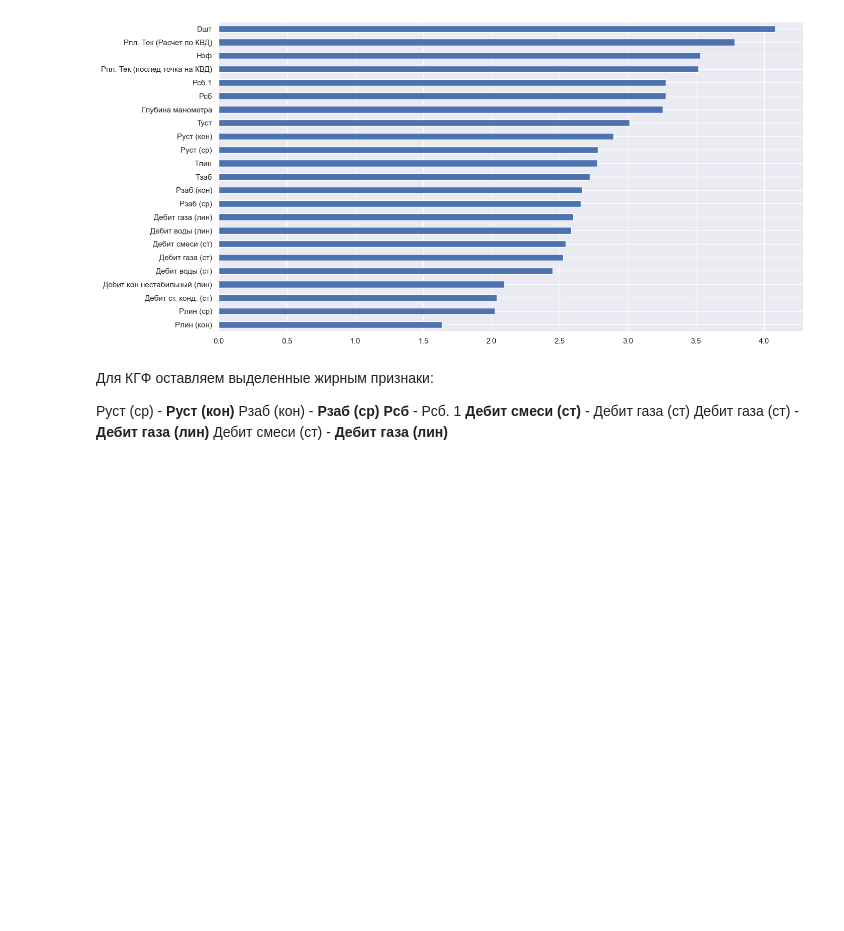
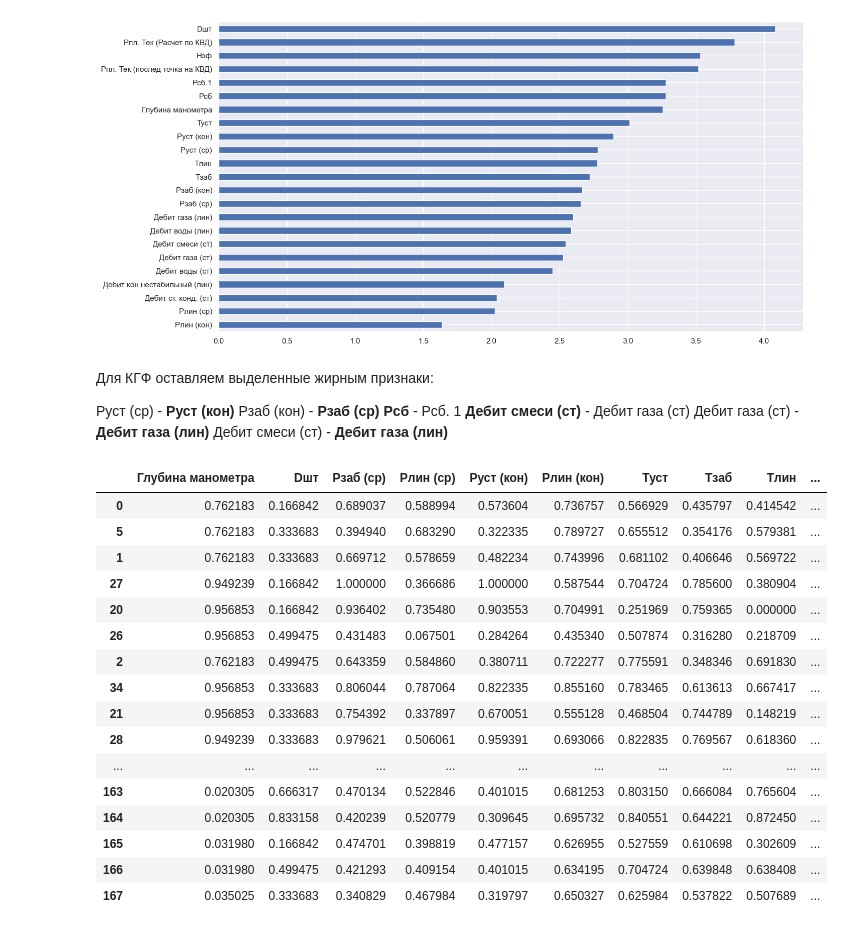
Before and after one commit to mentalMint/neural-networks, a Jupyter notebook: Lab 1/1. Lab 1. Dataset_info.ipynb, the cells around one changed output. Saved outputs shown, nothing was run; the diff lists cells and outputs as text; code cells hidden in the pictures; blank space fills up the shorter version.

```diff
--- a/Lab 1/1. Lab 1. Dataset_info.ipynb
+++ b/Lab 1/1. Lab 1. Dataset_info.ipynb
@@ -341,3 +334,24 @@ f.write(str(df_not_norm['КГФ'].max()) + '\n')
 f.close()
 # %%
 df = (df - df.min()) / (df.max() - df.min())
+# %%
+df = df.sort_values(by='G_total')
+display(df)
+# %% [output]
+|  | Глубина манометра | Dшт | Рзаб (ср) | Pлин (ср) | Руст (кон) | Рлин (кон) | Туст | Тзаб | Tлин | ... |
+| 0 | 0.762183 | 0.166842 | 0.689037 | 0.588994 | 0.573604 | 0.736757 | 0.566929 | 0.435797 | 0.414542 | ... |
+| 5 | 0.762183 | 0.333683 | 0.394940 | 0.683290 | 0.322335 | 0.789727 | 0.655512 | 0.354176 | 0.579381 | ... |
+| 1 | 0.762183 | 0.333683 | 0.669712 | 0.578659 | 0.482234 | 0.743996 | 0.681102 | 0.406646 | 0.569722 | ... |
+| 27 | 0.949239 | 0.166842 | 1.000000 | 0.366686 | 1.000000 | 0.587544 | 0.704724 | 0.785600 | 0.380904 | ... |
+| 20 | 0.956853 | 0.166842 | 0.936402 | 0.735480 | 0.903553 | 0.704991 | 0.251969 | 0.759365 | 0.000000 | ... |
+| 26 | 0.956853 | 0.499475 | 0.431483 | 0.067501 | 0.284264 | 0.435340 | 0.507874 | 0.316280 | 0.218709 | ... |
+| 2 | 0.762183 | 0.499475 | 0.643359 | 0.584860 | 0.380711 | 0.722277 | 0.775591 | 0.348346 | 0.691830 | ... |
+| 34 | 0.956853 | 0.333683 | 0.806044 | 0.787064 | 0.822335 | 0.855160 | 0.783465 | 0.613613 | 0.667417 | ... |
+| 21 | 0.956853 | 0.333683 | 0.754392 | 0.337897 | 0.670051 | 0.555128 | 0.468504 | 0.744789 | 0.148219 | ... |
+| 28 | 0.949239 | 0.333683 | 0.979621 | 0.506061 | 0.959391 | 0.693066 | 0.822835 | 0.769567 | 0.618360 | ... |
+| ... | ... | ... | ... | ... | ... | ... | ... | ... | ... | ... |
+| 163 | 0.020305 | 0.666317 | 0.470134 | 0.522846 | 0.401015 | 0.681253 | 0.803150 | 0.666084 | 0.765604 | ... |
+| 164 | 0.020305 | 0.833158 | 0.420239 | 0.520779 | 0.309645 | 0.695732 | 0.840551 | 0.644221 | 0.872450 | ... |
+| 165 | 0.031980 | 0.166842 | 0.474701 | 0.398819 | 0.477157 | 0.626955 | 0.527559 | 0.610698 | 0.302609 | ... |
+| 166 | 0.031980 | 0.499475 | 0.421293 | 0.409154 | 0.401015 | 0.634195 | 0.704724 | 0.639848 | 0.638408 | ... |
+| 167 | 0.035025 | 0.333683 | 0.340829 | 0.467984 | 0.319797 | 0.650327 | 0.625984 | 0.537822 | 0.507689 | ... |
```
Also changed, not shown: parts of 13 cells of this notebook, 7 other files.
